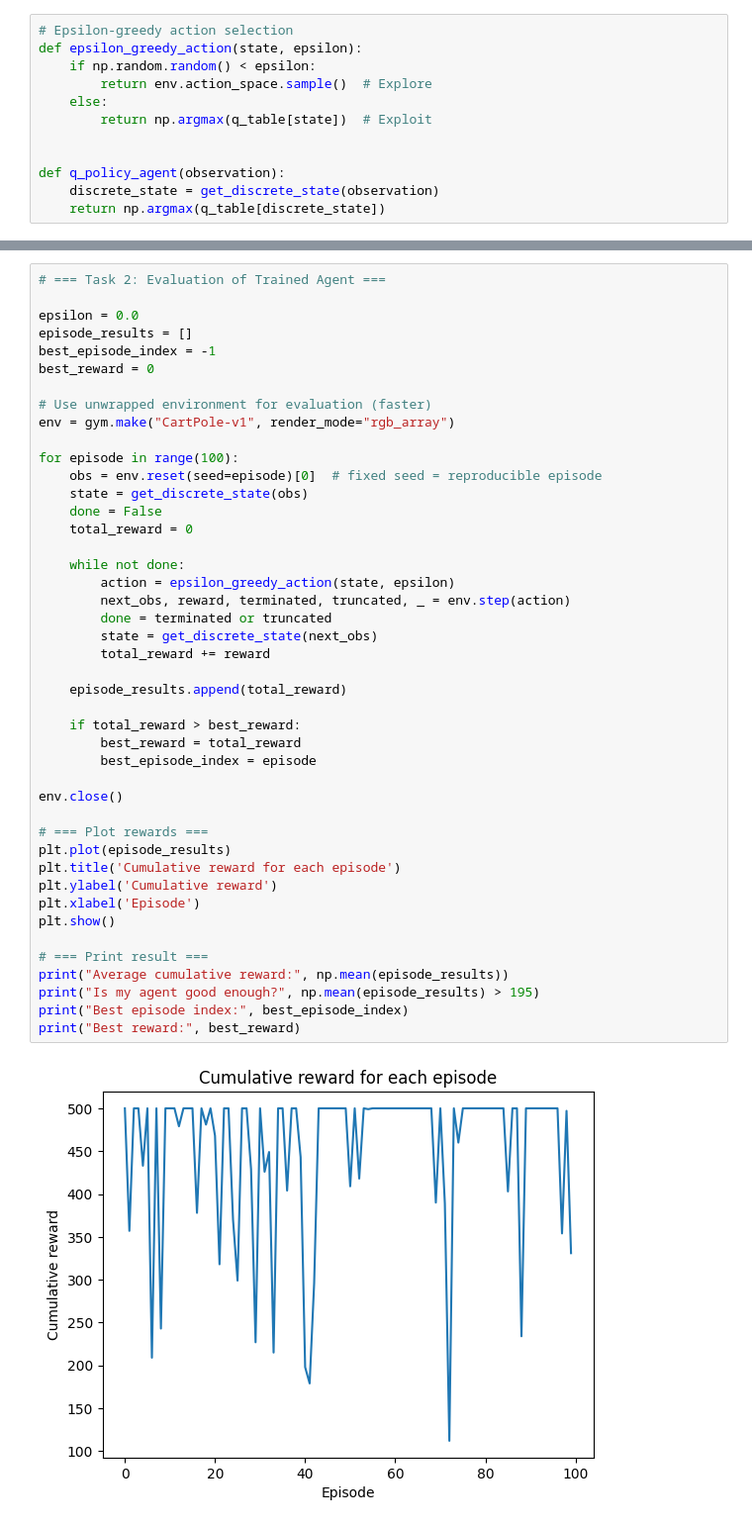
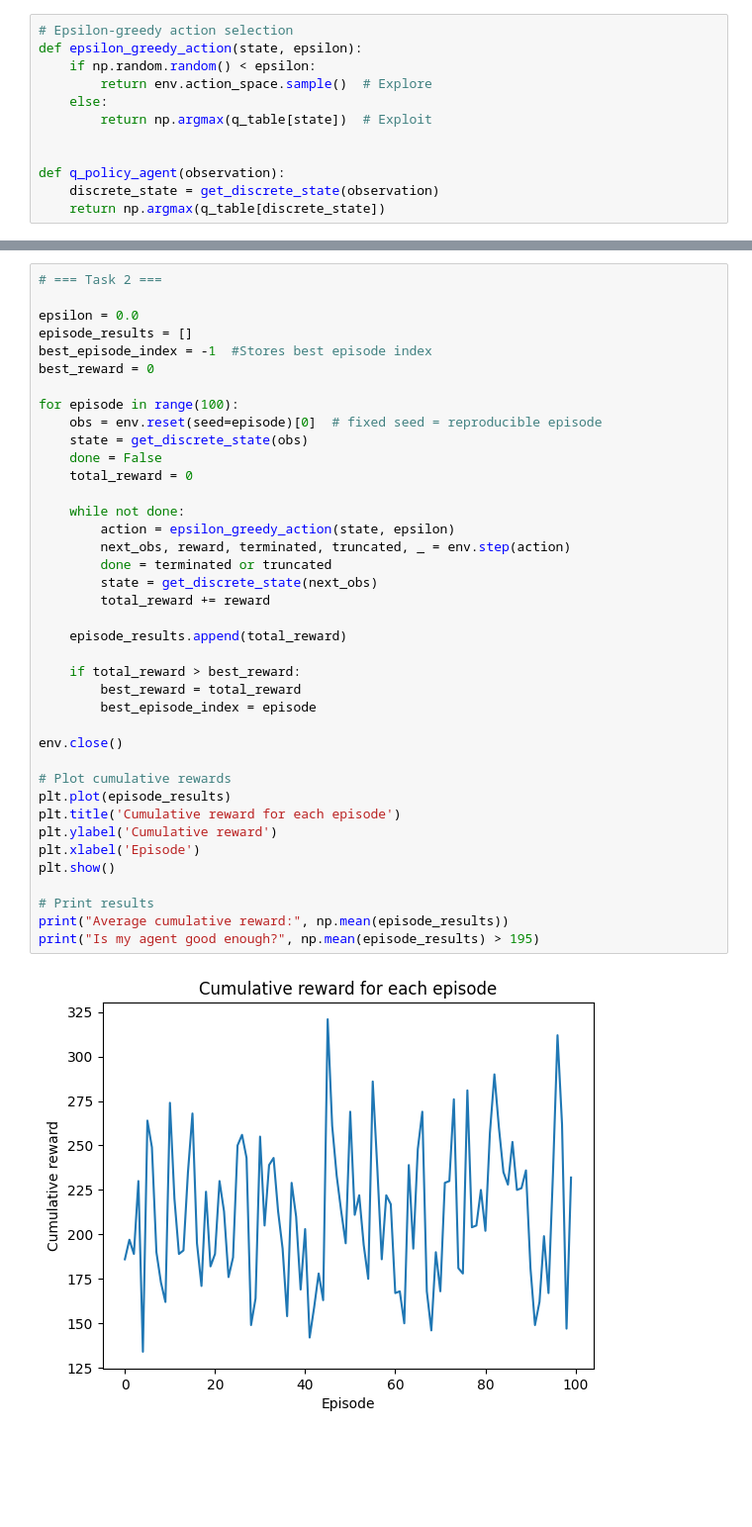
Before and after one commit to Izackyy/SC3000-AI, a Jupyter notebook: Assignment_1.ipynb, the cells around one changed output, grey strips where cells are left out. Shown: that part at 99% size. Drawn from its saved outputs; the diff is of its cells as text; blank space fills up the shorter version.

```diff
--- a/Assignment_1.ipynb
+++ b/Assignment_1.ipynb
@@ -289,46 +327,41 @@ Chosen action: 1
 # %%
-# === Task 2: Evaluation of Trained Agent ===
+# === Task 2 ===
 
 epsilon = 0.0
 episode_results = []
-best_episode_index = -1
+best_episode_index = -1  #Stores best episode index
 best_reward = 0
-
-# Use unwrapped environment for evaluation (faster)
-env = gym.make("CartPole-v1", render_mode="rgb_array")
 
 for episode in range(100):
     obs = env.reset(seed=episode)[0]  # fixed seed = reproducible episode
     state = get_discrete_state(obs)
     done = False
     total_reward = 0
 
     while not done:
         action = epsilon_greedy_action(state, epsilon)
         next_obs, reward, terminated, truncated, _ = env.step(action)
         done = terminated or truncated
         state = get_discrete_state(next_obs)
         total_reward += reward
 
     episode_results.append(total_reward)
 
     if total_reward > best_reward:
         best_reward = total_reward
         best_episode_index = episode
 
 env.close()
 
-# === Plot rewards ===
+# Plot cumulative rewards
 plt.plot(episode_results)
 plt.title('Cumulative reward for each episode')
 plt.ylabel('Cumulative reward')
 plt.xlabel('Episode')
 plt.show()
 
-# === Print result ===
+# Print results
 print("Average cumulative reward:", np.mean(episode_results))
 print("Is my agent good enough?", np.mean(episode_results) > 195)
-print("Best episode index:", best_episode_index)
-print("Best reward:", best_reward)
 # %% [output]
-[figure, old version]
+[figure, new version]
```
Also changed, not shown: parts of 39 cells of this notebook.
